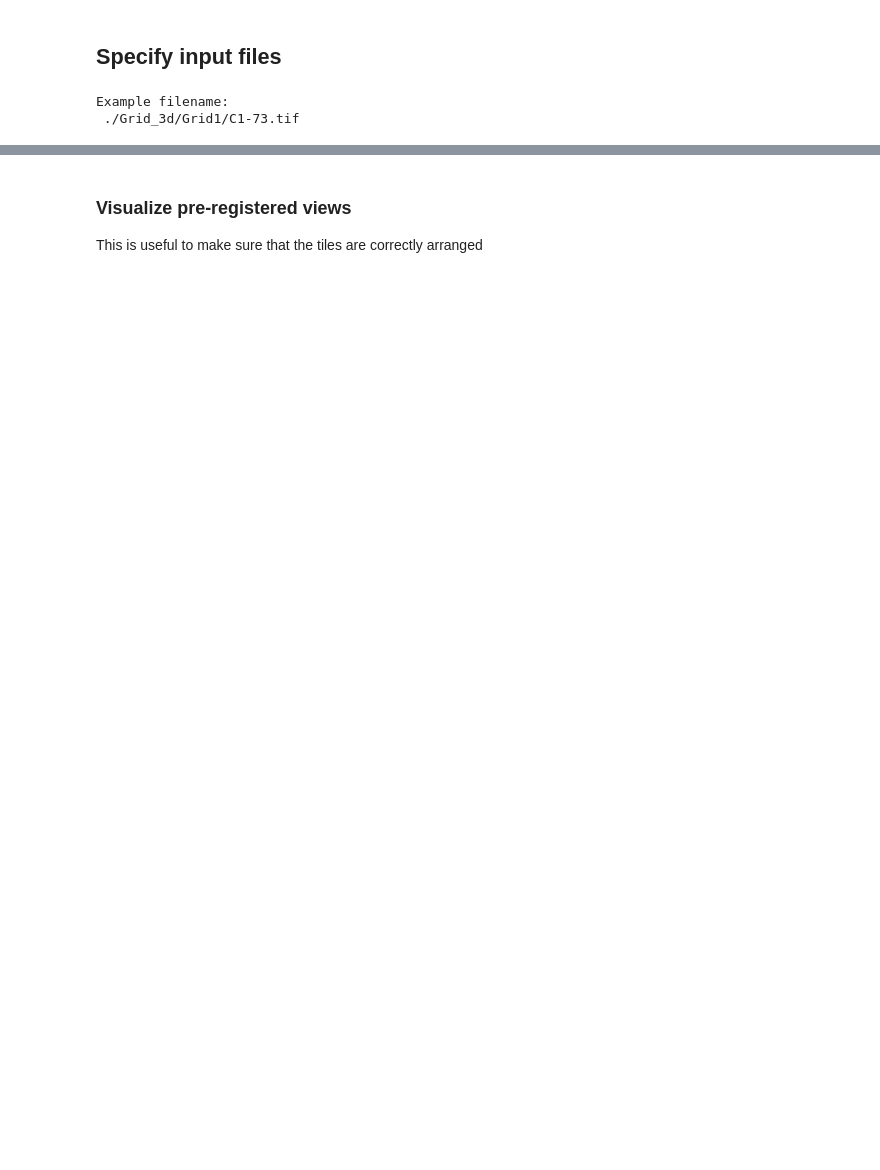
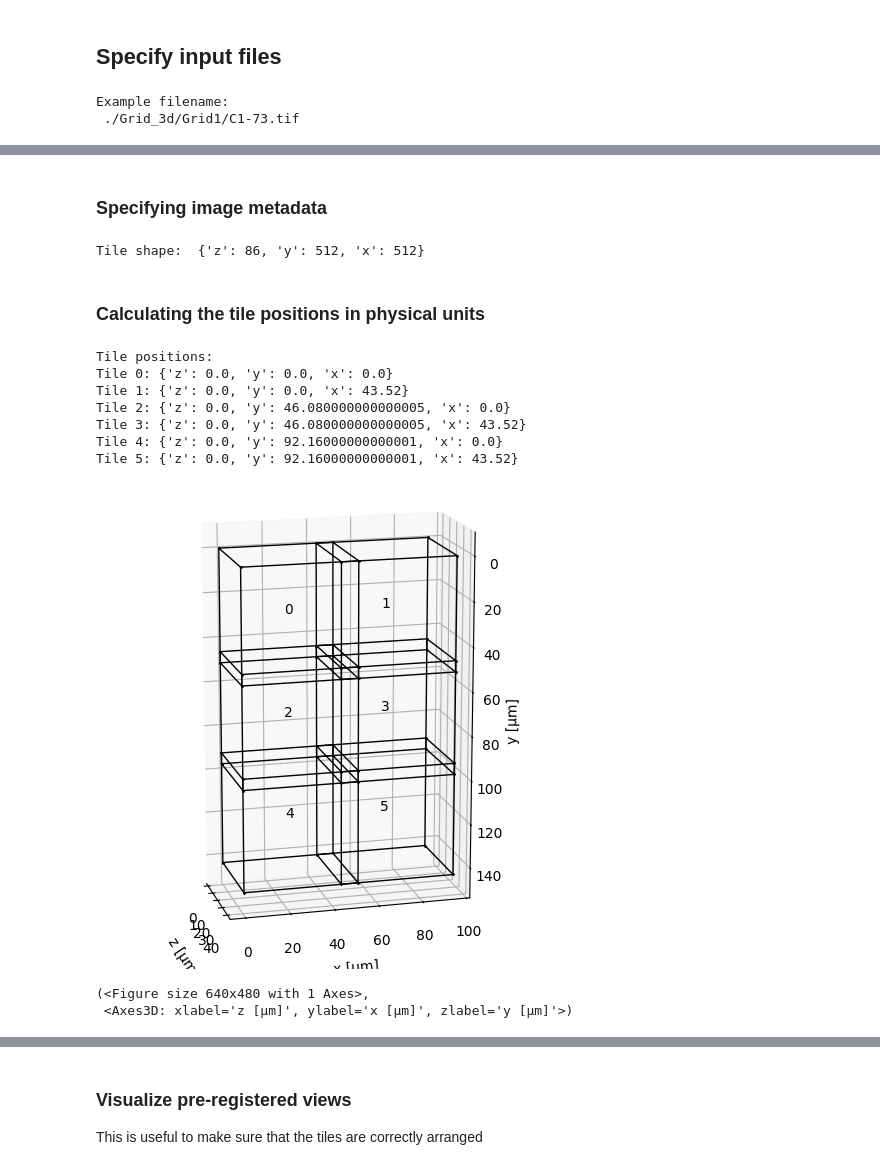
Before and after one commit to multiview-stitcher/multiview-stitcher, a Jupyter notebook: notebooks/stitching_bigstitcher_grid_3d_ngff.ipynb, the cells around one changed output, grey strips where cells are left out. Saved outputs shown, nothing was run; the diff lists cells and outputs as text; code cells hidden in the pictures; blank space fills up the shorter version.

```diff
--- a/notebooks/stitching_bigstitcher_grid_3d_ngff.ipynb
+++ b/notebooks/stitching_bigstitcher_grid_3d_ngff.ipynb
@@ -206,0 +167,62 @@ In case of starting from OME-Zarr data (which includes positional metadata), ski
+# %% [markdown]
+### Specifying image metadata
+# %%
+# indicate input pixel spacing
+# scale = {'z': 5, 'y': 1, 'x': 1}
+scale = {'z': .5, 'y': .1, 'x': .1}
+
+# indicate approximate overlap between tiles relative to the image shape
+overlap = {
+    'y': 0.1, # 10% overlap in between rows
+    'x': 0.15 # 15% overlap in between columns
+    }
+
+# get image data shape from the first tile (without channel dim, i.e. in (z)yx)
+# (this line can be replaced by e.g.: `tile_shape = {'z': 100, 'y': 1000, 'x': 1000}`)
+tile_shape = {
+    dim: s for dim, s in zip(
+        ['z', 'y', 'x'],
+        tifffile.imread(get_filename_from_tile_and_channel(tiles[0], channels[0])).shape
+    )
+}
+print("Tile shape: ", tile_shape)
+# %% [output]
+Tile shape:  {'z': 86, 'y': 512, 'x': 512}
+# %% [markdown]
+### Calculating the tile positions in physical units
+# %%
+# tile_shape_dict = {dim: tile_shape[itile] for itile, dim in enumerate(scale.keys())}
+translations = []
+for itile, tile in enumerate(tiles):
+    tile_grid_position = get_tile_grid_position_from_tile_index(itile)
+    translations.append(
+        {
+            dim: tile_grid_position[dim] * (1 - (overlap[dim] if dim in overlap else 1)) * tile_shape[dim] * scale[dim]
+            for dim in scale
+        }
+    )
+
+print("Tile positions:")
+print("\n".join([f"Tile {itile}: " + str(t) for itile, t in enumerate(translations)]))
+
+# visualize the tile positions
+# uncomment the following line to have an interactive 3D visualization (requires `ipympl` to be installed)
+# %matplotlib ipympl
+vis_utils.plot_positions(
+    [msi_utils.get_msim_from_sim(si_utils.get_sim_from_array(
+        da.zeros([tile_shape[dim] for dim in scale]), dims=list(scale.keys()), scale=scale, translation=translations[i]))
+        for i in range(len(tiles))],
+    use_positional_colors=False,
+    transform_key='affine_manual',
+)
+# %% [output]
+Tile positions:
+Tile 0: {'z': 0.0, 'y': 0.0, 'x': 0.0}
+Tile 1: {'z': 0.0, 'y': 0.0, 'x': 43.52}
+Tile 2: {'z': 0.0, 'y': 46.080000000000005, 'x': 0.0}
+Tile 3: {'z': 0.0, 'y': 46.080000000000005, 'x': 43.52}
+Tile 4: {'z': 0.0, 'y': 92.16000000000001, 'x': 0.0}
+Tile 5: {'z': 0.0, 'y': 92.16000000000001, 'x': 43.52}
+[figure, added]
+(<Figure size 640x480 with 1 Axes>,
+ <Axes3D: xlabel='z [μm]', ylabel='x [μm]', zlabel='y [μm]'>)
```
Also changed, not shown: parts of 28 cells of this notebook.
